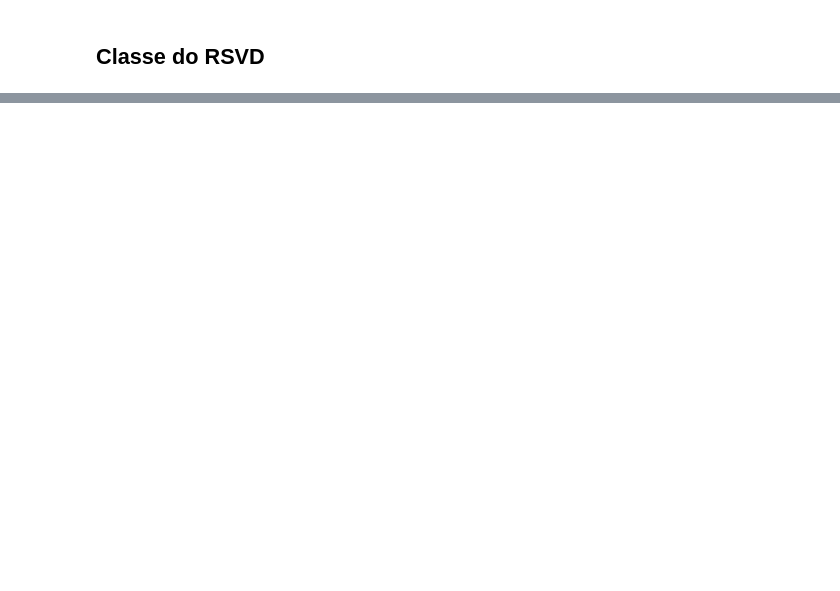
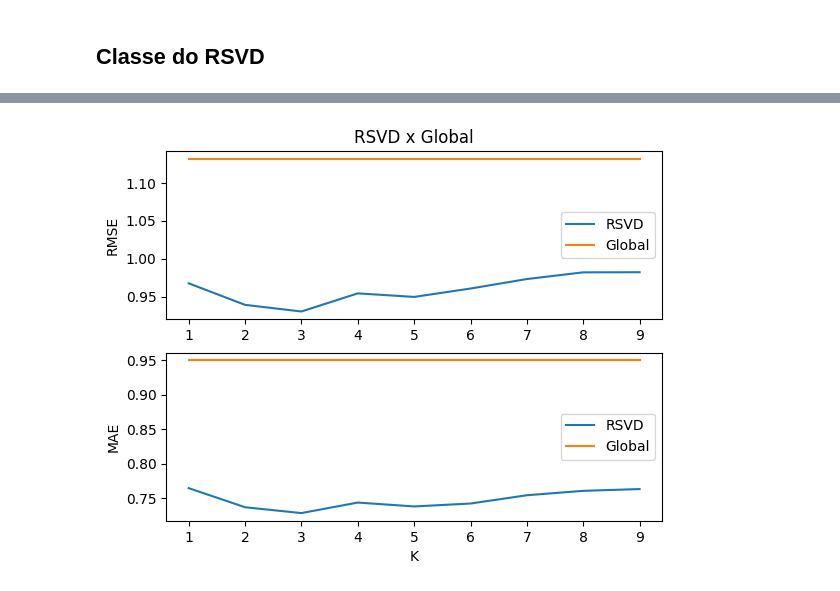
Before and after one commit to Sergiorezende22/RS_Practice, a Jupyter notebook: CollaborativeFilteringPractice/RSVD/RSVD_MovieLens.ipynb, the cells around one changed output, grey strips where cells are left out. Drawn from its saved outputs; the diff is of its cells as text; code cells hidden in the pictures; blank space fills up the shorter version.

```diff
--- a/CollaborativeFilteringPractice/RSVD/RSVD_MovieLens.ipynb
+++ b/CollaborativeFilteringPractice/RSVD/RSVD_MovieLens.ipynb
@@ -121,0 +158,10 @@ class RSVD:
+# %%
+globalMean = np.mean(ratings_tuples, axis=0)[2]
+predicted_global = [globalMean for _ in range(len(y))]
+
+
+rmse_global = math.sqrt(np.mean((predicted_global - y) ** 2))
+rmse_global_arr = [rmse_global for _ in range(len(rmseArr))]
+
+mae_global = np.mean(np.abs(predicted_global - y))
+mae_global_arr = [mae_global for _ in range(len(maeArr))]
@@ -121,0 +180,16 @@ class RSVD:
+# %%
+fig, ax = plt.subplots(2)
+ax[0].plot(k_range, rmseArr)
+ax[0].set_title("RSVD x Global")
+ax[0].set_ylabel("RMSE")
+ax[0].plot(k_range, rmse_global_arr)
+ax[0].legend(["RSVD", "Global"])
+ax[1].plot(k_range, maeArr)
+ax[1].set_xlabel("K")
+ax[1].set_ylabel("MAE")
+ax[1].plot(k_range, mae_global_arr)
+ax[1].legend(["RSVD", "Global"])
+
+plt.show()
+# %% [output]
+[figure, added]
```
Also changed, not shown: parts of 8 cells of this notebook.
